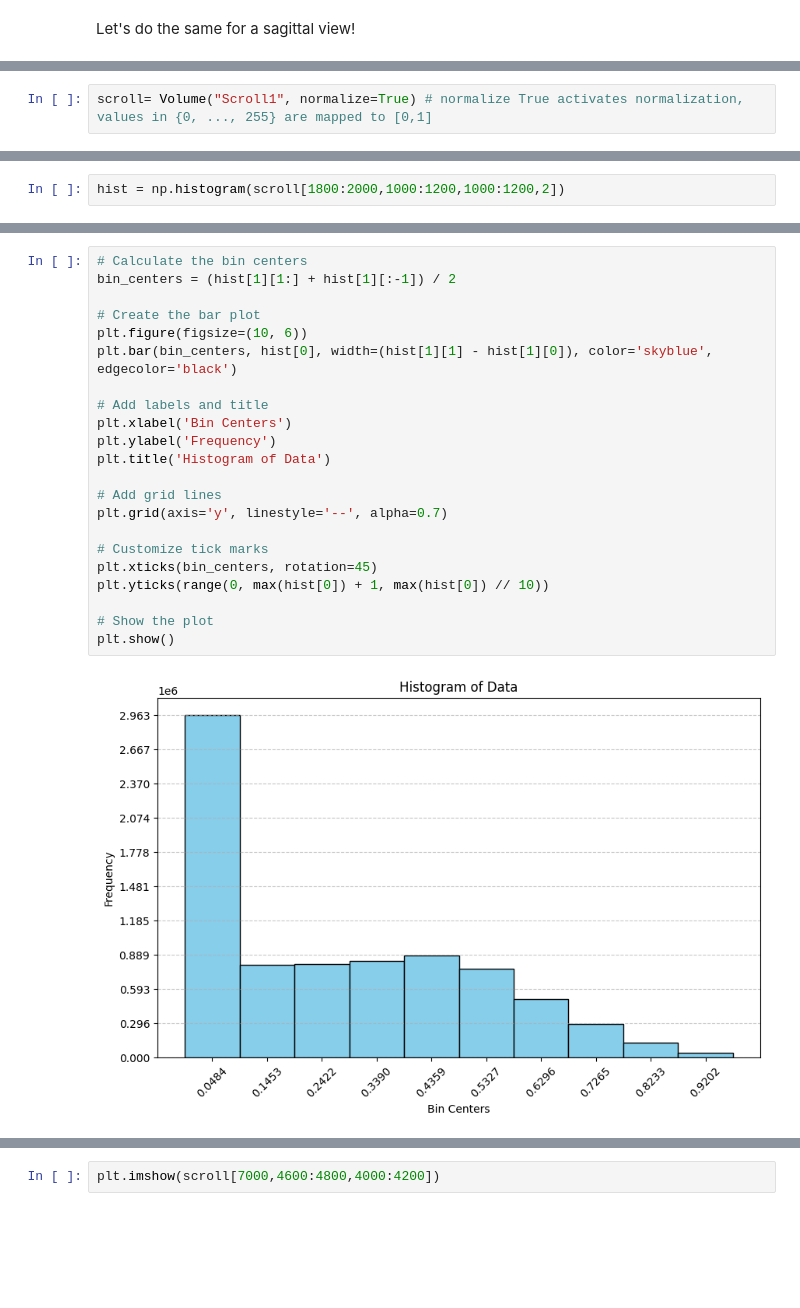
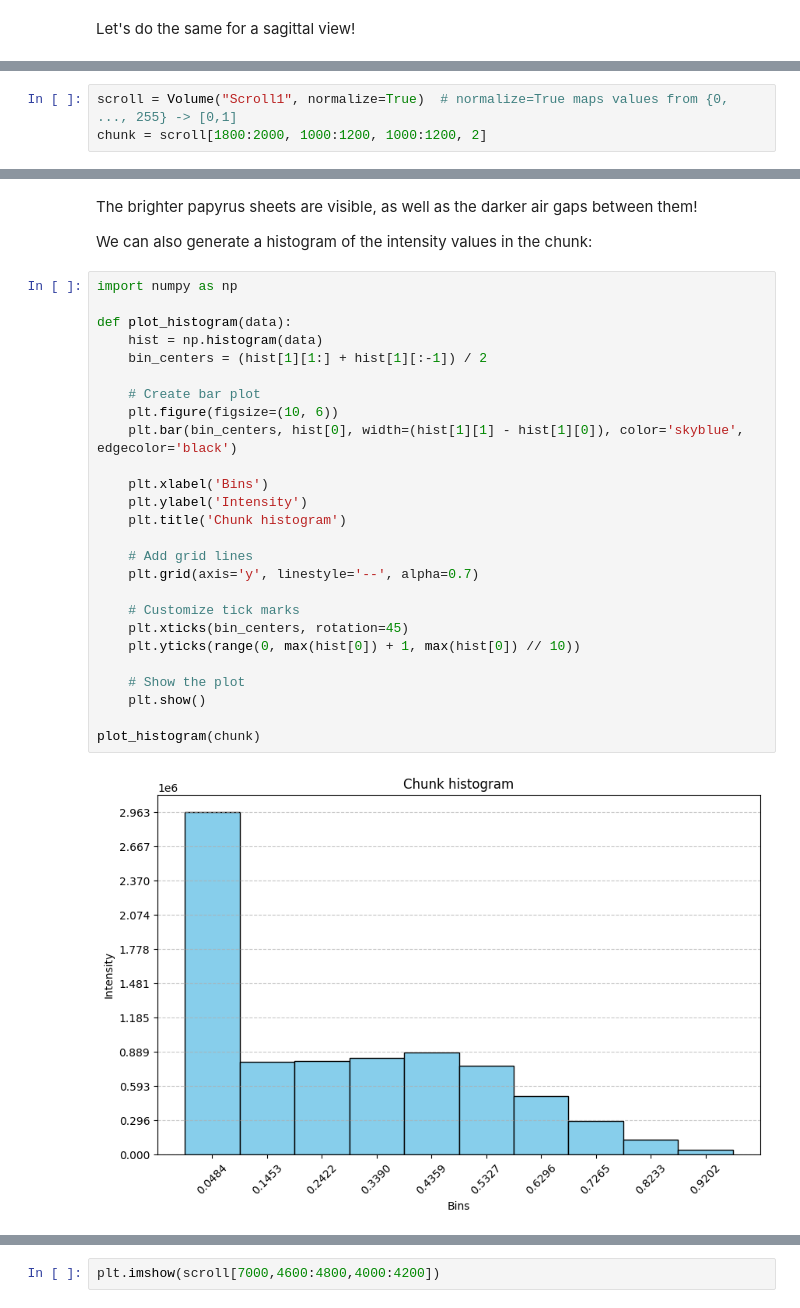
Before and after one commit to ScrollPrize/vesuvius, a Jupyter notebook: notebooks/example1_data_access.ipynb, the cells around one changed output, grey strips where cells are left out. Cells and saved outputs as stored; diff of their text form; blank space fills up the shorter version.

```diff
--- a/notebooks/example1_data_access.ipynb
+++ b/notebooks/example1_data_access.ipynb
@@ -117,2 +103,3 @@ import numpy as np
 # %%
-scroll= Volume("Scroll1", normalize=True) # normalize True activates normalization, values in {0, ..., 255} are mapped to [0,1]
+scroll = Volume("Scroll1", normalize=True)  # normalize=True maps values from {0, ..., 255} -> [0,1]
+chunk = scroll[1800:2000, 1000:1200, 1000:1200, 2]
@@ -128,2 +105,0 @@ Contains also data with scaled resolution: 253.12 um, subvolume idx: 5, shape: (
-# %%
-hist = np.histogram(scroll[1800:2000,1000:1200,1000:1200,2])
@@ -130,25 +130,33 @@ hist = np.histogram(scroll[1800:2000,1000:1200,1000:1200,2])
+# %% [markdown]
+The brighter papyrus sheets are visible, as well as the darker air gaps between them!
+
+We can also generate a histogram of the intensity values in the chunk:
 # %%
-# Calculate the bin centers
-bin_centers = (hist[1][1:] + hist[1][:-1]) / 2
+import numpy as np
 
-# Create the bar plot
-plt.figure(figsize=(10, 6))
-plt.bar(bin_centers, hist[0], width=(hist[1][1] - hist[1][0]), color='skyblue', edgecolor='black')
+def plot_histogram(data):
+    hist = np.histogram(data)
+    bin_centers = (hist[1][1:] + hist[1][:-1]) / 2
 
-# Add labels and title
-plt.xlabel('Bin Centers')
-plt.ylabel('Frequency')
-plt.title('Histogram of Data')
+    # Create bar plot
+    plt.figure(figsize=(10, 6))
+    plt.bar(bin_centers, hist[0], width=(hist[1][1] - hist[1][0]), color='skyblue', edgecolor='black')
 
-# Add grid lines
-plt.grid(axis='y', linestyle='--', alpha=0.7)
+    plt.xlabel('Bins')
+    plt.ylabel('Intensity')
+    plt.title('Chunk histogram')
 
-# Customize tick marks
-plt.xticks(bin_centers, rotation=45)
-plt.yticks(range(0, max(hist[0]) + 1, max(hist[0]) // 10))
+    # Add grid lines
+    plt.grid(axis='y', linestyle='--', alpha=0.7)
 
-# Show the plot
-plt.show()
+    # Customize tick marks
+    plt.xticks(bin_centers, rotation=45)
+    plt.yticks(range(0, max(hist[0]) + 1, max(hist[0]) // 10))
+
+    # Show the plot
+    plt.show()
+
+plot_histogram(chunk)
 # %% [output]
-[figure, old version]
+[figure, new version]
 # %% [markdown]
```
Also changed, not shown: parts of 43 cells of this notebook.
